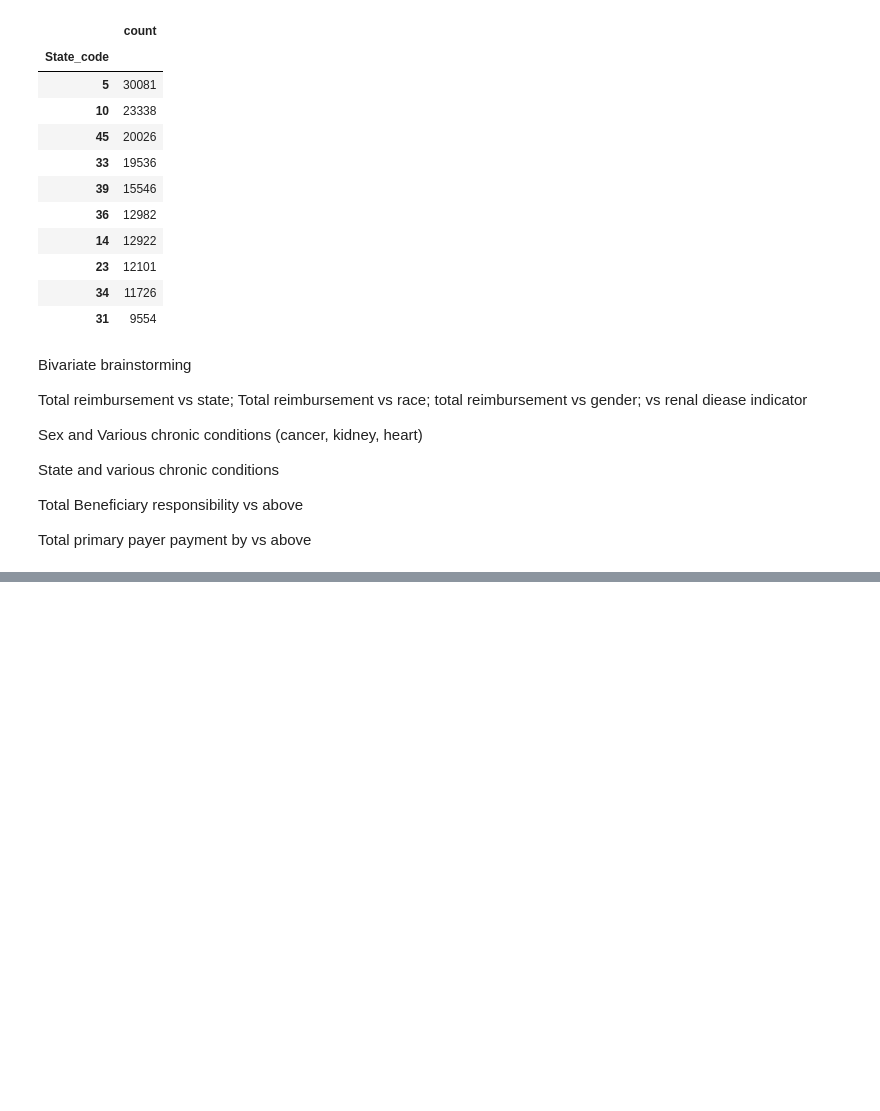
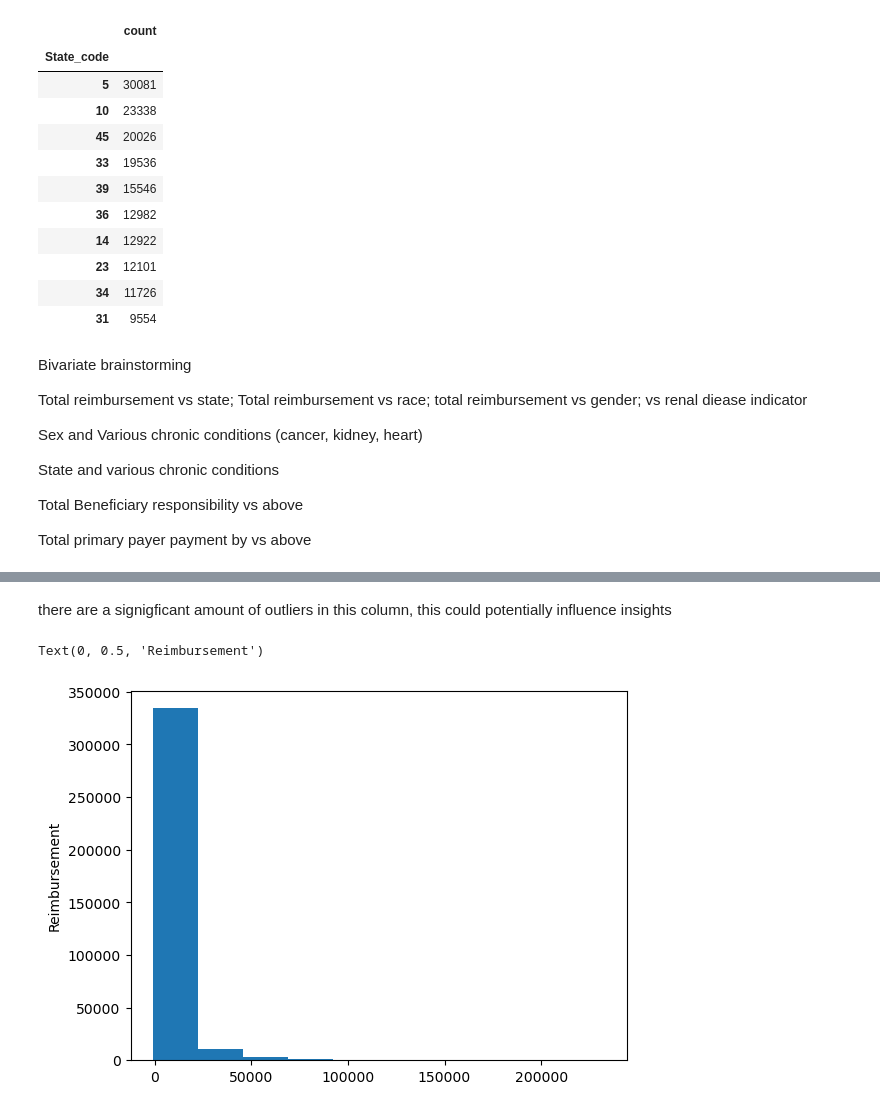
Before and after one commit to phyoung97/ClaimsAI, a Jupyter notebook: notebooks/EDA.ipynb, the cells around one changed output, grey strips where cells are left out. Drawn from its saved outputs; the diff is of its cells as text; code cells hidden in the pictures; blank space fills up the shorter version.

```diff
--- a/notebooks/EDA.ipynb
+++ b/notebooks/EDA.ipynb
@@ -393,0 +412,8 @@ Total primary payer payment by vs above
+# %% [markdown]
+there are a signigficant amount of outliers in this column, this could potentially influence insights
+# %%
+ax = (df['total_reimbursement']).plot.hist()
+ax.set_ylabel("Reimbursement")
+# %% [output]
+Text(0, 0.5, 'Reimbursement')
+[figure, added]
```
Also changed, not shown: parts of 5 cells of this notebook.
